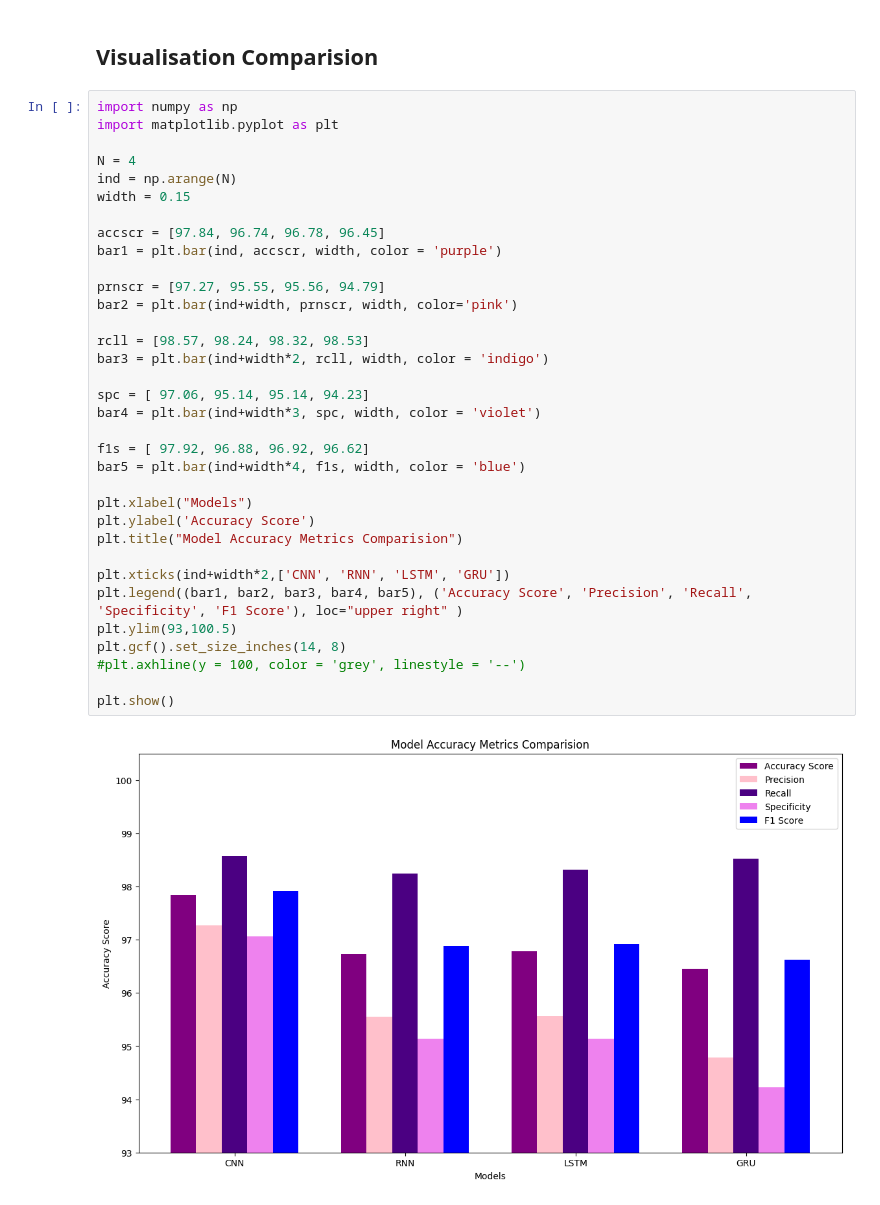
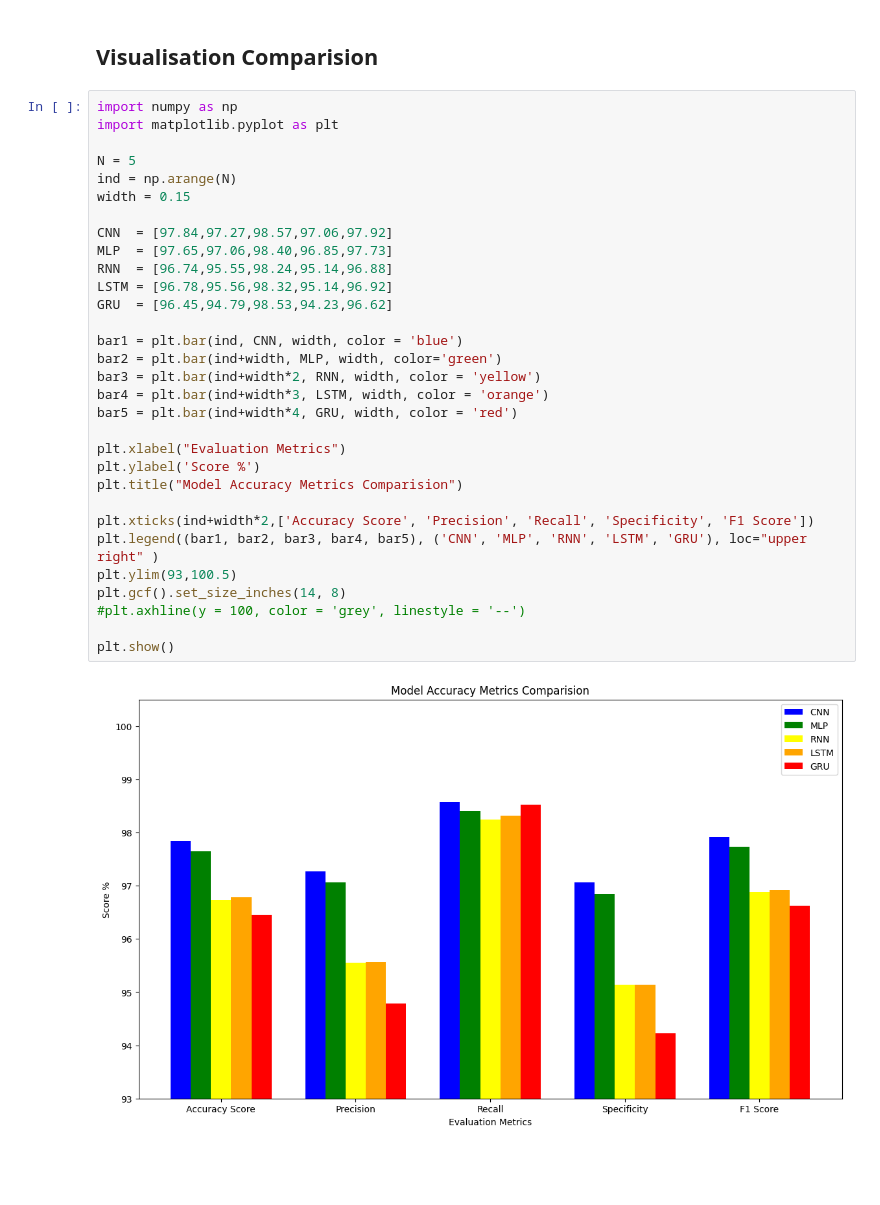
Before and after one commit to dharaneishvc/Intrusion-detection-DL-ML, a Jupyter notebook: NSSKDD-preprocess-CNN-MLP-RNN-LSTM-GRU.ipynb, the cells around one changed output. Saved outputs shown, nothing was run; the diff lists cells and outputs as text; blank space fills up the shorter version.

```diff
--- a/NSSKDD-preprocess-CNN-RNN-LSTM-GRU.ipynb
+++ b/NSSKDD-preprocess-CNN-MLP-RNN-LSTM-GRU.ipynb
@@ -896,36 +1028,33 @@ You must install pydot (`pip install pydot`) and install graphviz (see instructi
 # %%
 import numpy as np
 import matplotlib.pyplot as plt
 
-N = 4
+N = 5
 ind = np.arange(N)
 width = 0.15
 
-accscr = [97.84, 96.74, 96.78, 96.45]
-bar1 = plt.bar(ind, accscr, width, color = 'purple')
+CNN  = [97.84,97.27,98.57,97.06,97.92]
+MLP  = [97.65,97.06,98.40,96.85,97.73]
+RNN  = [96.74,95.55,98.24,95.14,96.88]
+LSTM = [96.78,95.56,98.32,95.14,96.92]
+GRU  = [96.45,94.79,98.53,94.23,96.62]
 
-prnscr = [97.27, 95.55, 95.56, 94.79]
-bar2 = plt.bar(ind+width, prnscr, width, color='pink')
+bar1 = plt.bar(ind, CNN, width, color = 'blue')
+bar2 = plt.bar(ind+width, MLP, width, color='green')
+bar3 = plt.bar(ind+width*2, RNN, width, color = 'yellow')
+bar4 = plt.bar(ind+width*3, LSTM, width, color = 'orange')
+bar5 = plt.bar(ind+width*4, GRU, width, color = 'red')
 
-rcll = [98.57, 98.24, 98.32, 98.53]
-bar3 = plt.bar(ind+width*2, rcll, width, color = 'indigo')
-
-spc = [ 97.06, 95.14, 95.14, 94.23]
-bar4 = plt.bar(ind+width*3, spc, width, color = 'violet')
-
-f1s = [ 97.92, 96.88, 96.92, 96.62]
-bar5 = plt.bar(ind+width*4, f1s, width, color = 'blue')
-
-plt.xlabel("Models")
-plt.ylabel('Accuracy Score')
+plt.xlabel("Evaluation Metrics")
+plt.ylabel('Score %')
 plt.title("Model Accuracy Metrics Comparision")
 
-plt.xticks(ind+width*2,['CNN', 'RNN', 'LSTM', 'GRU'])
-plt.legend((bar1, bar2, bar3, bar4, bar5), ('Accuracy Score', 'Precision', 'Recall', 'Specificity', 'F1 Score'), loc="upper right" )
+plt.xticks(ind+width*2,['Accuracy Score', 'Precision', 'Recall', 'Specificity', 'F1 Score'])
+plt.legend((bar1, bar2, bar3, bar4, bar5), ('CNN', 'MLP', 'RNN', 'LSTM', 'GRU'), loc="upper right" )
 plt.ylim(93,100.5)
 plt.gcf().set_size_inches(14, 8)
 #plt.axhline(y = 100, color = 'grey', linestyle = '--')
 
 plt.show()
 # %% [output]
-[figure, old version]
+[figure, new version]
```
Also changed, not shown: parts of 4 cells of this notebook.
